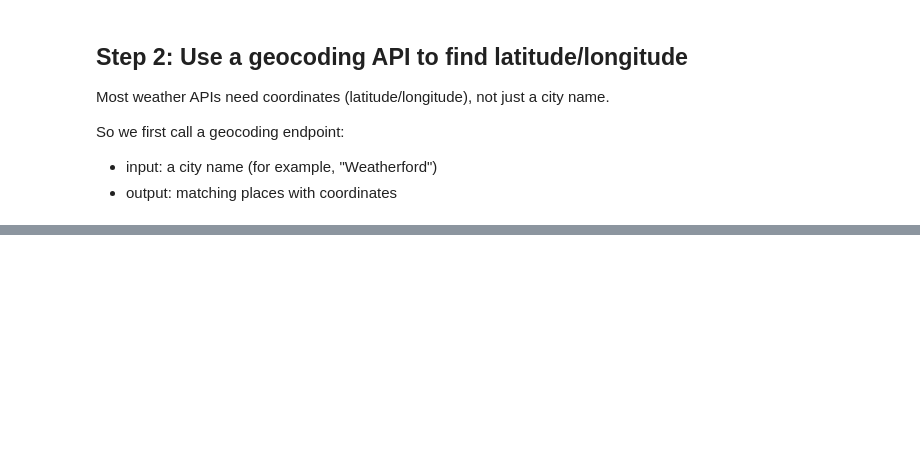
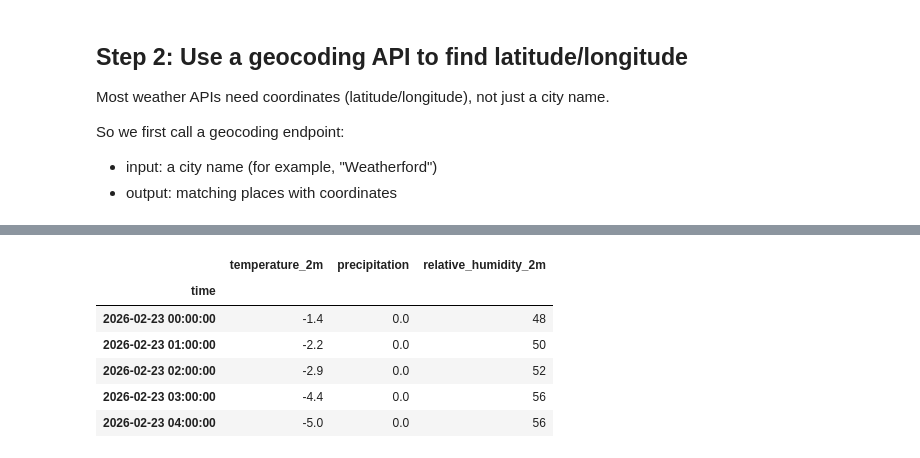
Before and after one commit to jeremy-evert/handson-ml3, a Jupyter notebook: api_practice/api_practice.ipynb, the cells around one changed output, grey strips where cells are left out. Drawn from its saved outputs; the diff is of its cells as text; code cells hidden in the pictures; blank space fills up the shorter version.

```diff
--- a/api_practice/api_practice.ipynb
+++ b/api_practice/api_practice.ipynb
@@ -125,0 +163,28 @@ dict_keys(['latitude', 'longitude', 'generationtime_ms', 'utc_offset_seconds', '
+# %%
+# Step 4: Build a DataFrame from the hourly data block
+
+hourly = forecast_data["hourly"]
+
+weather_df = pd.DataFrame({
+    "time": hourly["time"],
+    "temperature_2m": hourly["temperature_2m"],
+    "precipitation": hourly["precipitation"],
+    "relative_humidity_2m": hourly["relative_humidity_2m"]
+})
+
+# Convert time strings to actual datetime objects
+weather_df["time"] = pd.to_datetime(weather_df["time"])
+
+# Set time as the index (makes time-series work easier)
+weather_df = weather_df.set_index("time")
+
+# Inspect the first few rows
+weather_df.head()
+# %% [output]
+|  | temperature_2m | precipitation | relative_humidity_2m |
+| time |  |  |  |
+| 2026-02-23 00:00:00 | -1.4 | 0.0 | 48 |
+| 2026-02-23 01:00:00 | -2.2 | 0.0 | 50 |
+| 2026-02-23 02:00:00 | -2.9 | 0.0 | 52 |
+| 2026-02-23 03:00:00 | -4.4 | 0.0 | 56 |
+| 2026-02-23 04:00:00 | -5.0 | 0.0 | 56 |
```
Also changed, not shown: parts of 13 cells of this notebook.
